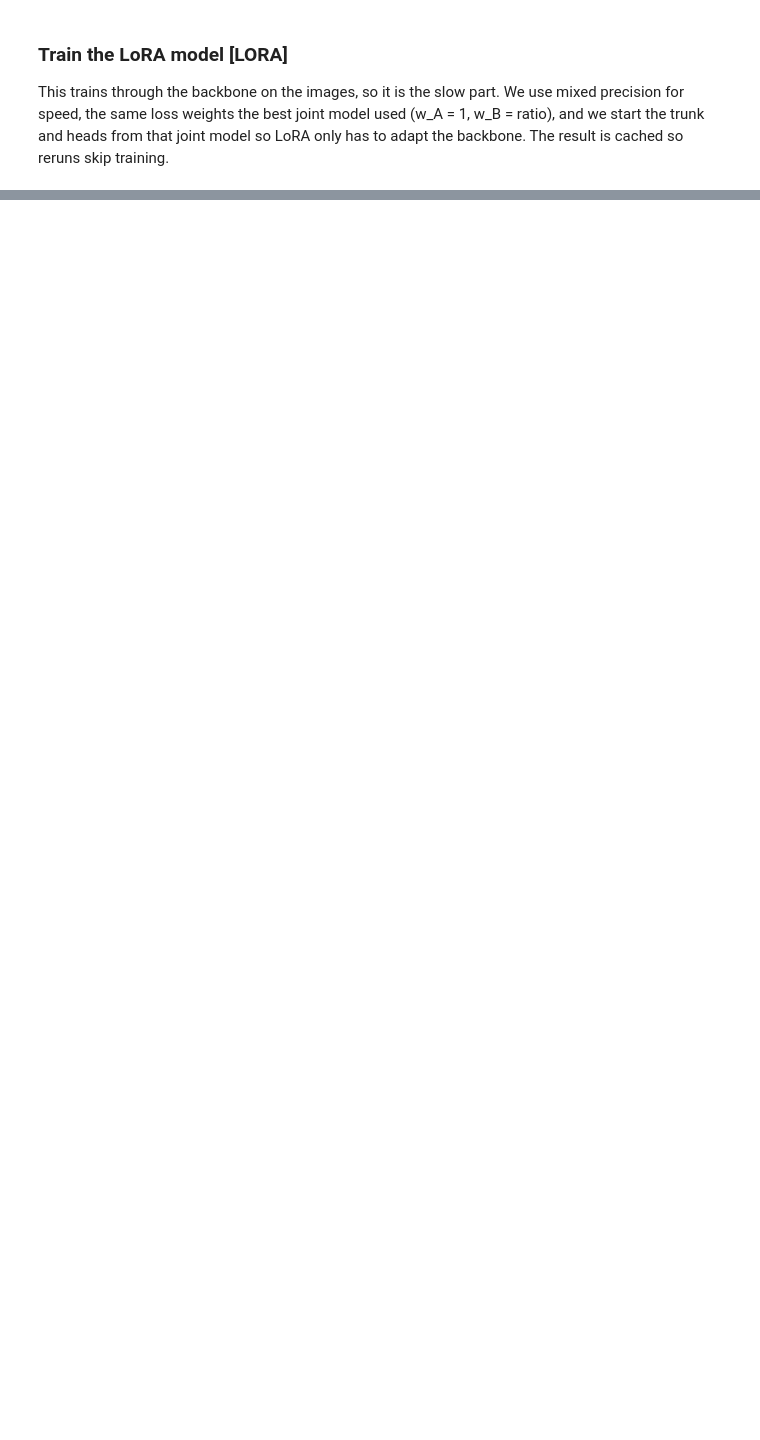
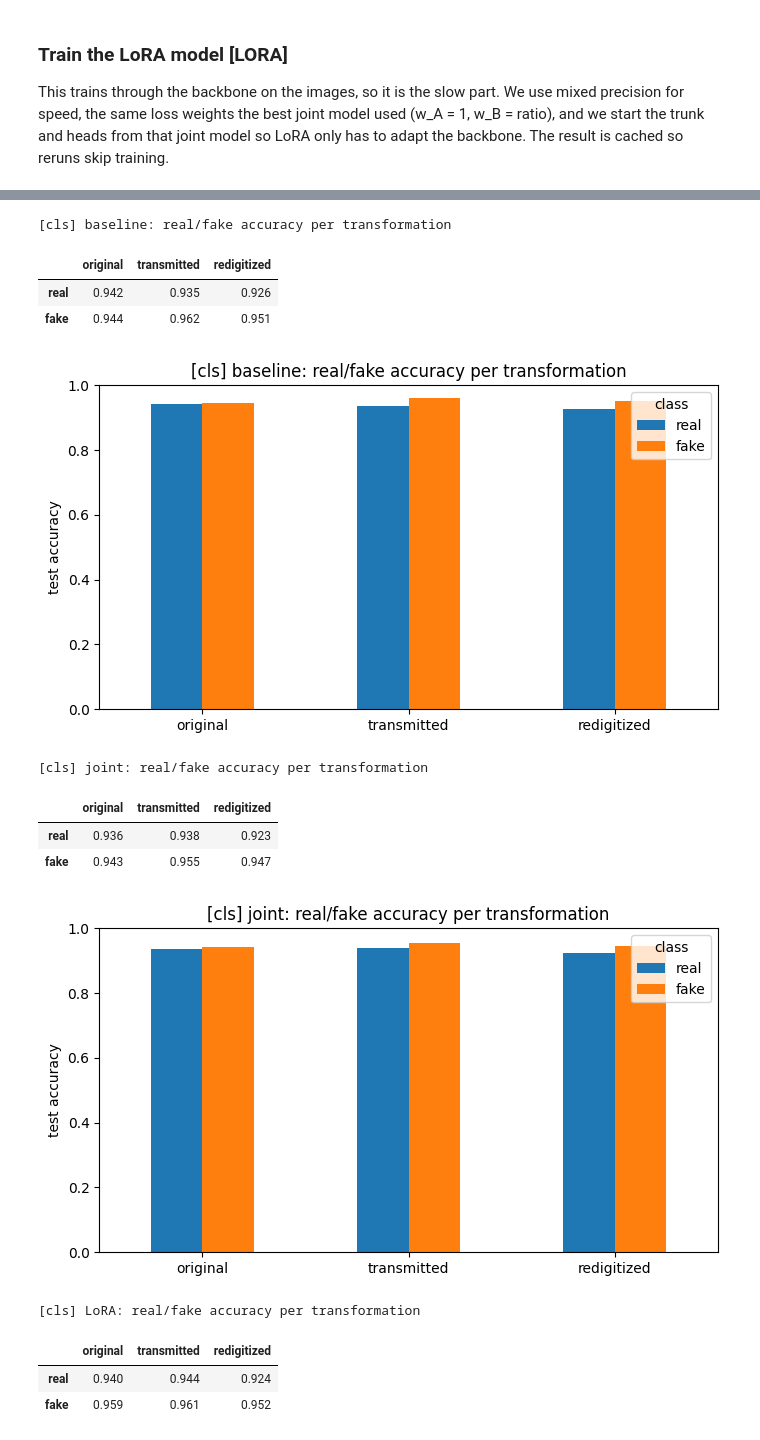
Before and after one commit to janniuni/cv_project_2526, a Jupyter notebook: cv-2526.ipynb, the cells around one changed output, grey strips where cells are left out. Cells and saved outputs as stored; diff of their text form; code cells hidden in the pictures; blank space fills up the shorter version.

```diff
--- a/cv-2526.ipynb
+++ b/cv-2526.ipynb
@@ -1423,0 +1538,7 @@ plot_scenario_comparison(taskA_by_scenario, taskB_by_scenario)
+# %%
+def acc_table(keys, index):
+    return pd.DataFrame({"Task A acc": [accs[k][0] for k in keys],
+                         "Task B acc": [accs[k][1] for k in keys]}, index=index).round(3)
+
+kinds = ["baseline", "joint", "LoRA"]
+display(acc_table([f"{k} (cls)" for k in kinds], kinds))
@@ -1423,0 +1563,4 @@ plot_scenario_comparison(taskA_by_scenario, taskB_by_scenario)
+# %%
+for kind in kinds:
+    print(f"\n{kind}: CLS vs CLS + FFT")
+    display(acc_table([f"{kind} (cls)", f"{kind} (fft)"], [kind, f"{kind} + FFT"]))
@@ -1423,0 +1584,18 @@ plot_scenario_comparison(taskA_by_scenario, taskB_by_scenario)
+# %%
+preds_cls = {kind: model_preds[f"{kind} (cls)"] for kind in kinds}
+breakdowns_cls = run_breakdowns(preds_cls, "cls")
+# %% [output]
+[cls] baseline: real/fake accuracy per transformation
+|  | original | transmitted | redigitized |
+| real | 0.942 | 0.935 | 0.926 |
+| fake | 0.944 | 0.962 | 0.951 |
+[figure, added]
+[cls] joint: real/fake accuracy per transformation
+|  | original | transmitted | redigitized |
+| real | 0.936 | 0.938 | 0.923 |
+| fake | 0.943 | 0.955 | 0.947 |
+[figure, added]
+[cls] LoRA: real/fake accuracy per transformation
+|  | original | transmitted | redigitized |
+| real | 0.940 | 0.944 | 0.924 |
+| fake | 0.959 | 0.961 | 0.952 |
```
Also changed, not shown: parts of 107 cells of this notebook.
